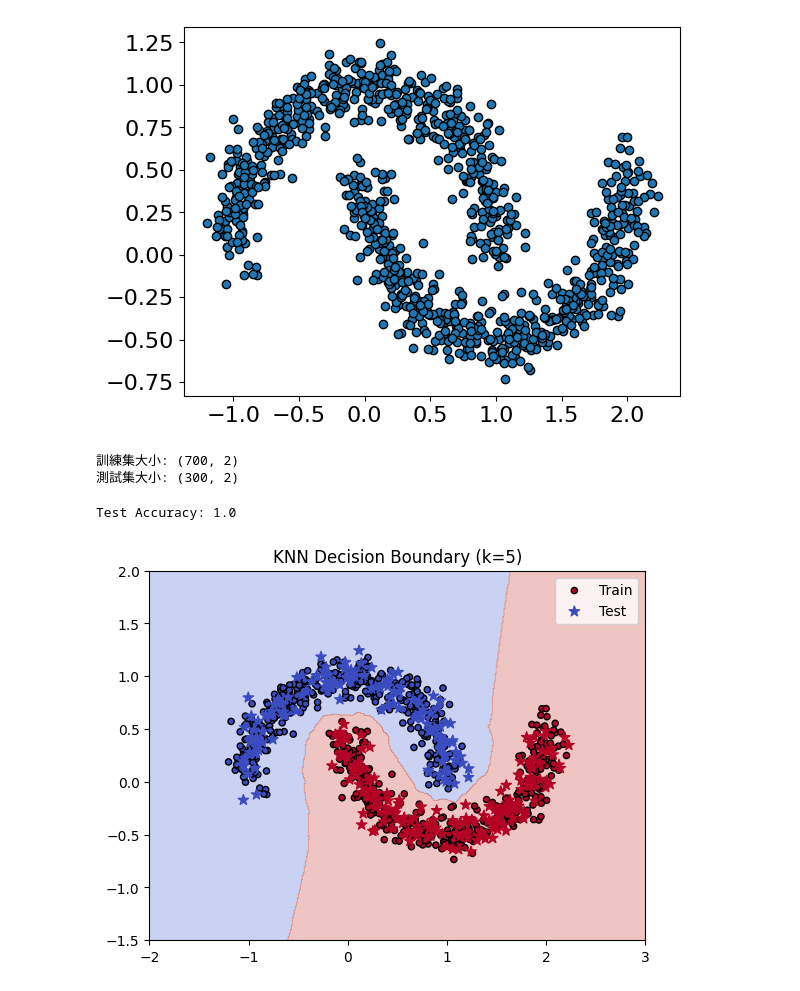
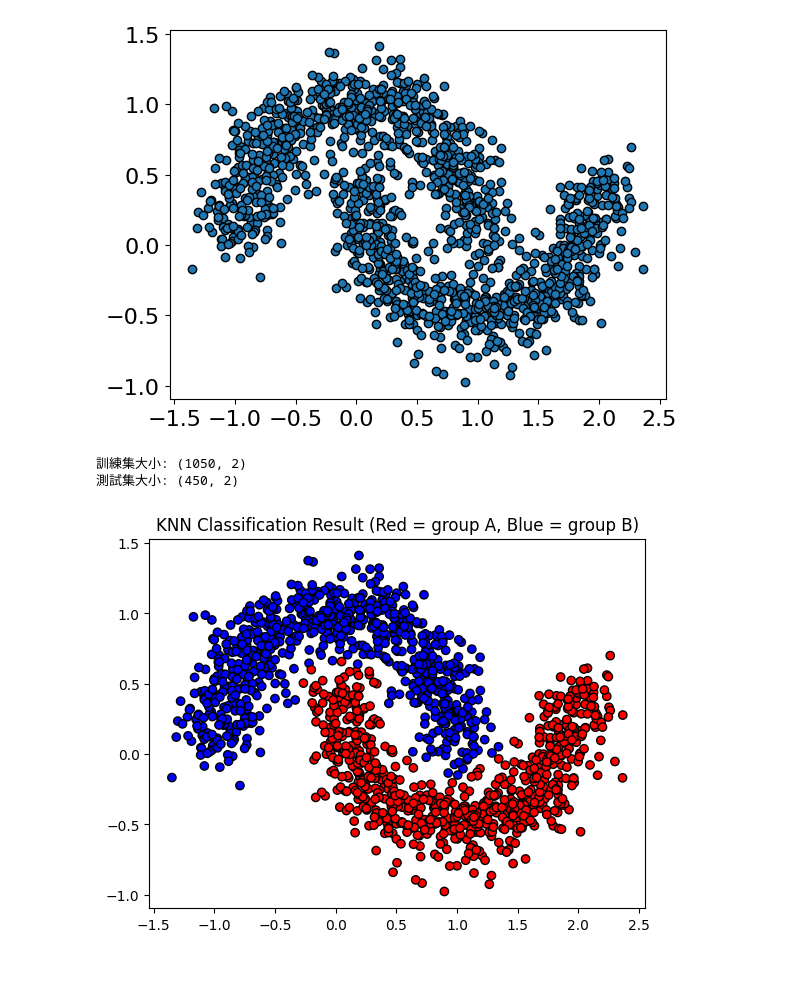
Before and after one commit to miniric/Data-Analytics, a Jupyter notebook: 2. Mini-Projects/5. Two Moon Classification/main.ipynb, the cells around one changed output. Saved outputs shown, nothing was run; the diff lists cells and outputs as text; code cells hidden in the pictures.

Commit message:
update mini projects, two moon

```diff
--- a/2. Mini-Projects/5. Two Moon Classification/main.ipynb
+++ b/2. Mini-Projects/5. Two Moon Classification/main.ipynb
@@ -6,13 +7,12 @@ from sklearn.model_selection import train_test_split
 # %%
-seed = 13
-np.random.seed(seed)
-num_points = 1000
-X, y = make_moons(n_samples=num_points, noise=0.1, random_state=seed)
+X, y = make_moons(n_samples=1500, noise=0.15, random_state=42)
+X_train, X_test, y_train, y_test = train_test_split(X, y, test_size=0.3, random_state=42)
+
 plt.scatter(X[:, 0], X[:, 1],  edgecolors='k')
 plt.xticks(fontsize=16)
 plt.yticks(fontsize=16);
 # %% [output]
-[figure, old version]
+[figure, new version]
 # %%
 # 切分資料：70% training, 30% testing
 X_train, X_test, y_train, y_test = train_test_split(
@@ -22,35 +22,22 @@ X_train, X_test, y_train, y_test = train_test_split(
 print("訓練集大小:", X_train.shape)
 print("測試集大小:", X_test.shape)
 # %% [output]
-訓練集大小: (700, 2)
-測試集大小: (300, 2)
+訓練集大小: (1050, 2)
+測試集大小: (450, 2)
 # %%
 from sklearn.neighbors import KNeighborsClassifier
 
 # 1. 建立 KNN 模型 (k=5)
 knn_classifier = KNeighborsClassifier(n_neighbors=5)
 
 # 2. 訓練模型
 knn_classifier.fit(X_train, y_train)
 
-# 3. 測試集準確率
-print("Test Accuracy:", knn_classifier.score(X_test, y_test))
+y_pred = knn_classifier.predict(X)
 
-# 可視化決策邊界
-xx, yy = np.meshgrid(np.linspace(-2, 3, 500),
-                     np.linspace(-1.5, 2, 500))
-
-Z = knn_classifier.predict(np.c_[xx.ravel(), yy.ravel()])
-Z = Z.reshape(xx.shape)
-
-plt.contourf(xx, yy, Z, alpha=0.3, cmap=plt.cm.coolwarm)
-plt.scatter(X_train[:, 0], X_train[:, 1], c=y_train,
-            s=20, edgecolor='k', cmap=plt.cm.coolwarm, label="Train")
-plt.scatter(X_test[:, 0], X_test[:, 1], c=y_test,
-            s=60, marker='*', cmap=plt.cm.coolwarm, label="Test")
-plt.title("KNN Decision Boundary (k=5)")
-plt.legend()
+# 畫分類結果
+plt.scatter(X[:, 0], X[:, 1], c=y_pred, cmap=plt.cm.bwr, edgecolors='k')
+plt.title("KNN Classification Result (Red = group A, Blue = group B)")
 plt.show()
 # %% [output]
-Test Accuracy: 1.0
-[figure, old version]
+[figure, new version]
```
Also changed, not shown: parts of 3 cells of this notebook.
